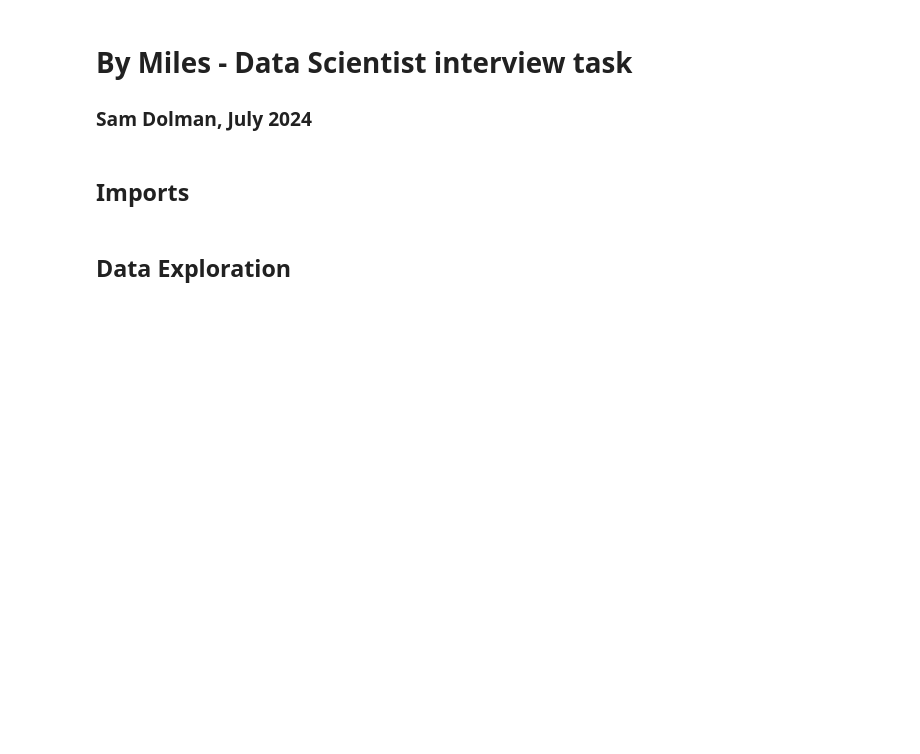
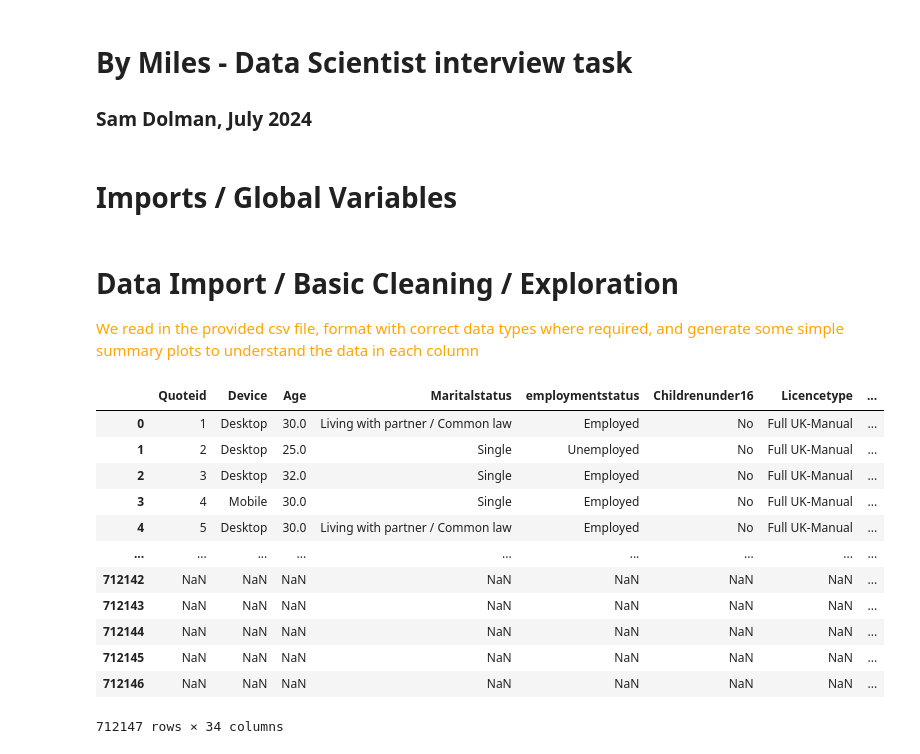
Before and after one commit to dolmas1/bymiles_takehome, a Jupyter notebook: takehome_task.ipynb, the cells around one changed output. Saved outputs shown, nothing was run; the diff lists cells and outputs as text; code cells hidden in the pictures; blank space fills up the shorter version.

```diff
--- a/takehome_task.ipynb
+++ b/takehome_task.ipynb
@@ -3,7 +3,7 @@
 
 ### Sam Dolman, July 2024
 # %% [markdown]
-## Imports
+# Imports / Global Variables
 # %%
 import numpy as np
 import pandas as pd
@@ -11,3 +14,26 @@ import matplotlib.pyplot as plt
 import lightgbm as lgbm
+# %%
+filename = 'ds_interview_task_data2.csv'
+target_col = 'Avgpremium'
 # %% [markdown]
-## Data Exploration
+# Data Import / Basic Cleaning / Exploration
+
+<span style="color:orange">We read in the provided csv file, format with correct data types where required, and generate some simple summary plots to understand the data in each column
+</span>
+# %%
+df = pd.read_csv(filename, low_memory = False)
+df
+# %% [output]
+|  | Quoteid | Device | Age | Maritalstatus | employmentstatus | Childrenunder16 | Licencetype | ... |
+| 0 | 1 | Desktop | 30.0 | Living with partner / Common law | Employed | No | Full UK-Manual | ... |
+| 1 | 2 | Desktop | 25.0 | Single | Unemployed | No | Full UK-Manual | ... |
+| 2 | 3 | Desktop | 32.0 | Single | Employed | No | Full UK-Manual | ... |
+| 3 | 4 | Mobile | 30.0 | Single | Employed | No | Full UK-Manual | ... |
+| 4 | 5 | Desktop | 30.0 | Living with partner / Common law | Employed | No | Full UK-Manual | ... |
+| ... | ... | ... | ... | ... | ... | ... | ... | ... |
+| 712142 | NaN | NaN | NaN | NaN | NaN | NaN | NaN | ... |
+| 712143 | NaN | NaN | NaN | NaN | NaN | NaN | NaN | ... |
+| 712144 | NaN | NaN | NaN | NaN | NaN | NaN | NaN | ... |
+| 712145 | NaN | NaN | NaN | NaN | NaN | NaN | NaN | ... |
+| 712146 | NaN | NaN | NaN | NaN | NaN | NaN | NaN | ... |
+712147 rows × 34 columns
```
Also changed, not shown: parts of 39 cells of this notebook, 1 other file.
